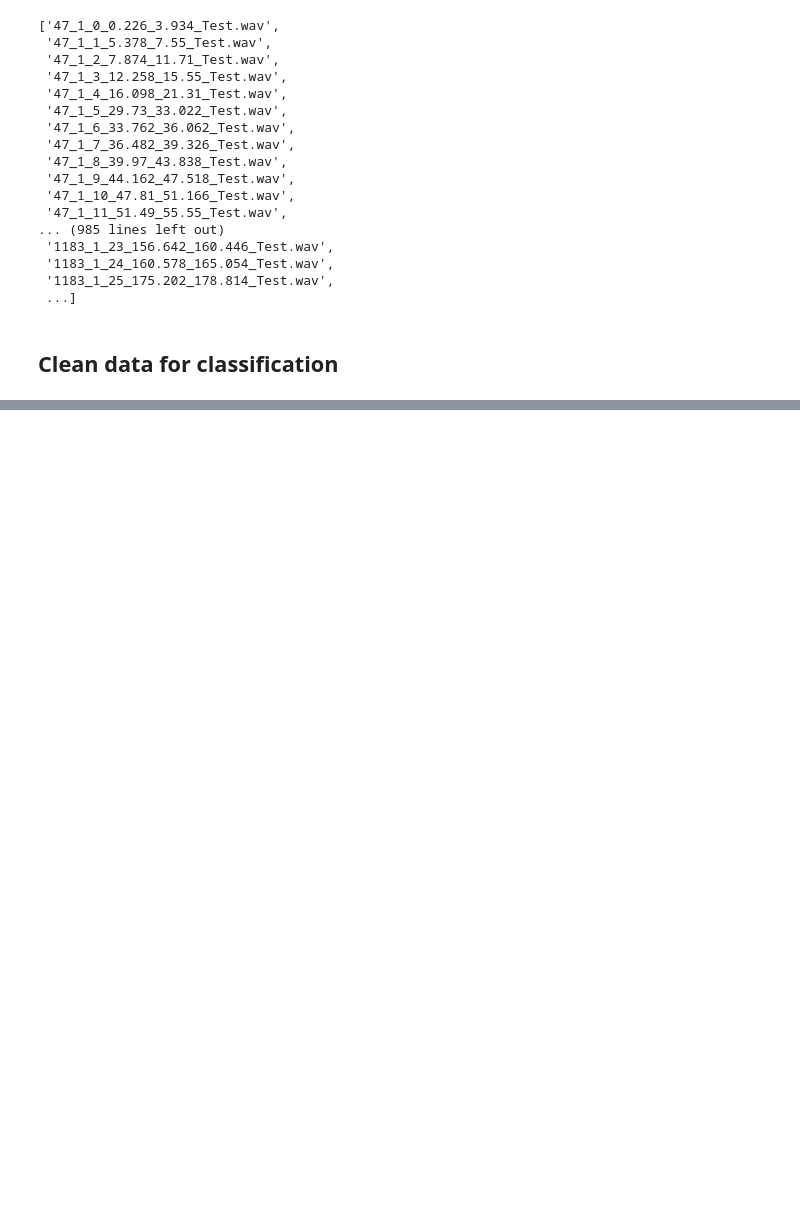
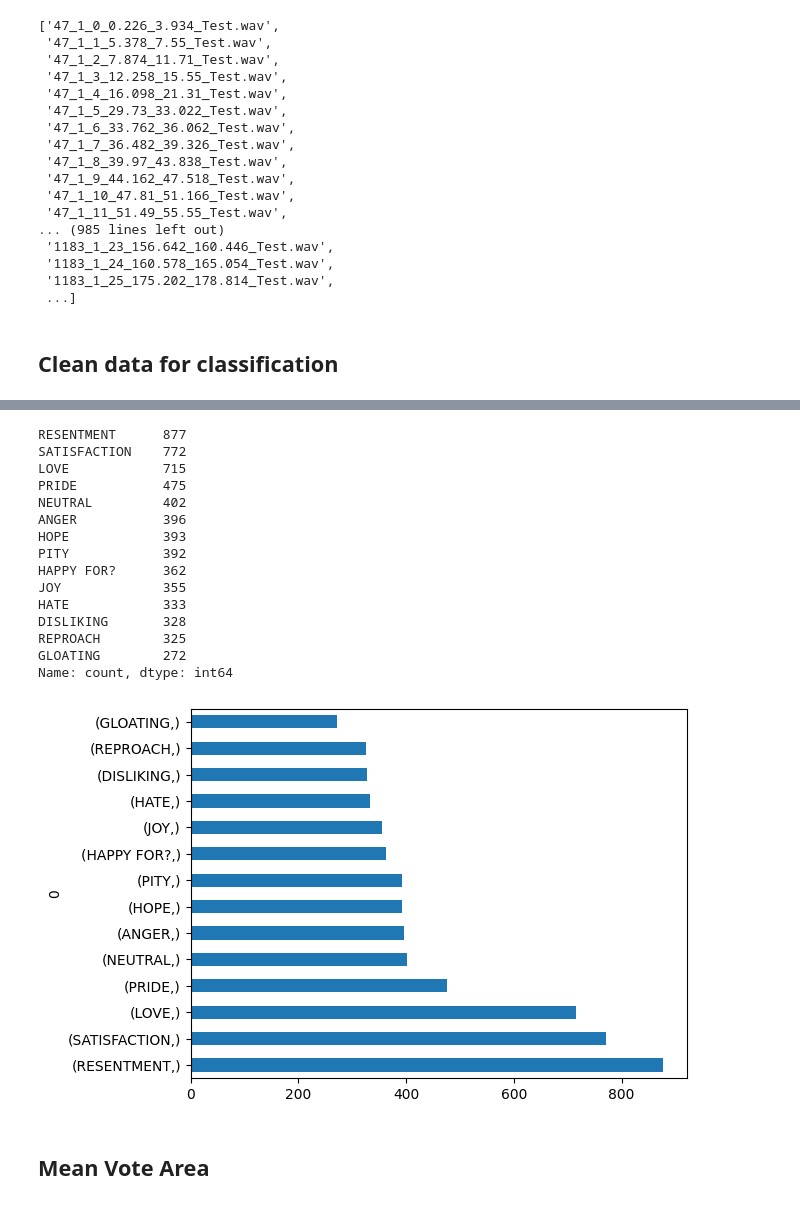
Before and after one commit to beltrewilton/mspconv_ftlab, a Jupyter notebook: notebooks/Clean_and_Lab_posprocess.ipynb, the cells around one changed output, grey strips where cells are left out. Cells and saved outputs as stored; diff of their text form; code cells hidden in the pictures; blank space fills up the shorter version.

```diff
--- a/notebooks/Clean_and_Lab_posprocess.ipynb
+++ b/notebooks/Clean_and_Lab_posprocess.ipynb
@@ -418,0 +703,8 @@ old input_features: 12382, fixed length input features: 4024
+# %%
+emos_dict = {}
+for input, label in zip(train_input_features['inputs'], train_input_features['labels']):
+    if len(emos_dict.get(label, [])) == 0:
+        emos_dict[label] = []
+        emos_dict[label].append(input)
+    else:
+        emos_dict[label].append(input)
@@ -418,0 +748,49 @@ old input_features: 12382, fixed length input features: 4024
+# %%
+# inputs = []
+# labels = []
+# for input, label in zip(synth_input_features['inputs'], synth_input_features['labels']):
+#     train_input_features['inputs'].append(input)
+#     train_input_features['labels'].append(label)
+
+
+inputs = []
+labels = []
+dropped = {}
+for input, label in zip(train_input_features['inputs'], train_input_features['labels']):
+    if label not in ('LIKING', 'DISAPPOINTMENT', 'GRATITUDE'):
+        inputs.append(input)
+        labels.append(label)
+
+dropped['inputs'] = inputs
+dropped['labels'] = labels
+train_input_features = dropped
+
+
+with open('/Users/beltre.wilton/apps/mspconv_ftlab/data/class_input_features_train_synth.pkl', "wb") as pkl:
+    pickle.dump(train_input_features, pkl)
+# %%
+import matplotlib.pyplot as plt
+
+
+ids_labels_df = pd.DataFrame(train_input_features['labels'])
+ids_labels_df.value_counts().plot( kind="barh")
+ids_labels_df.value_counts()
+# %% [output]
+RESENTMENT      877
+SATISFACTION    772
+LOVE            715
+PRIDE           475
+NEUTRAL         402
+ANGER           396
+HOPE            393
+PITY            392
+HAPPY FOR?      362
+JOY             355
+HATE            333
+DISLIKING       328
+REPROACH        325
+GLOATING        272
+Name: count, dtype: int64
+[figure, added]
+# %% [markdown]
+## Mean Vote Area
```
Also changed, not shown: parts of 18 cells of this notebook, 1 other file.
